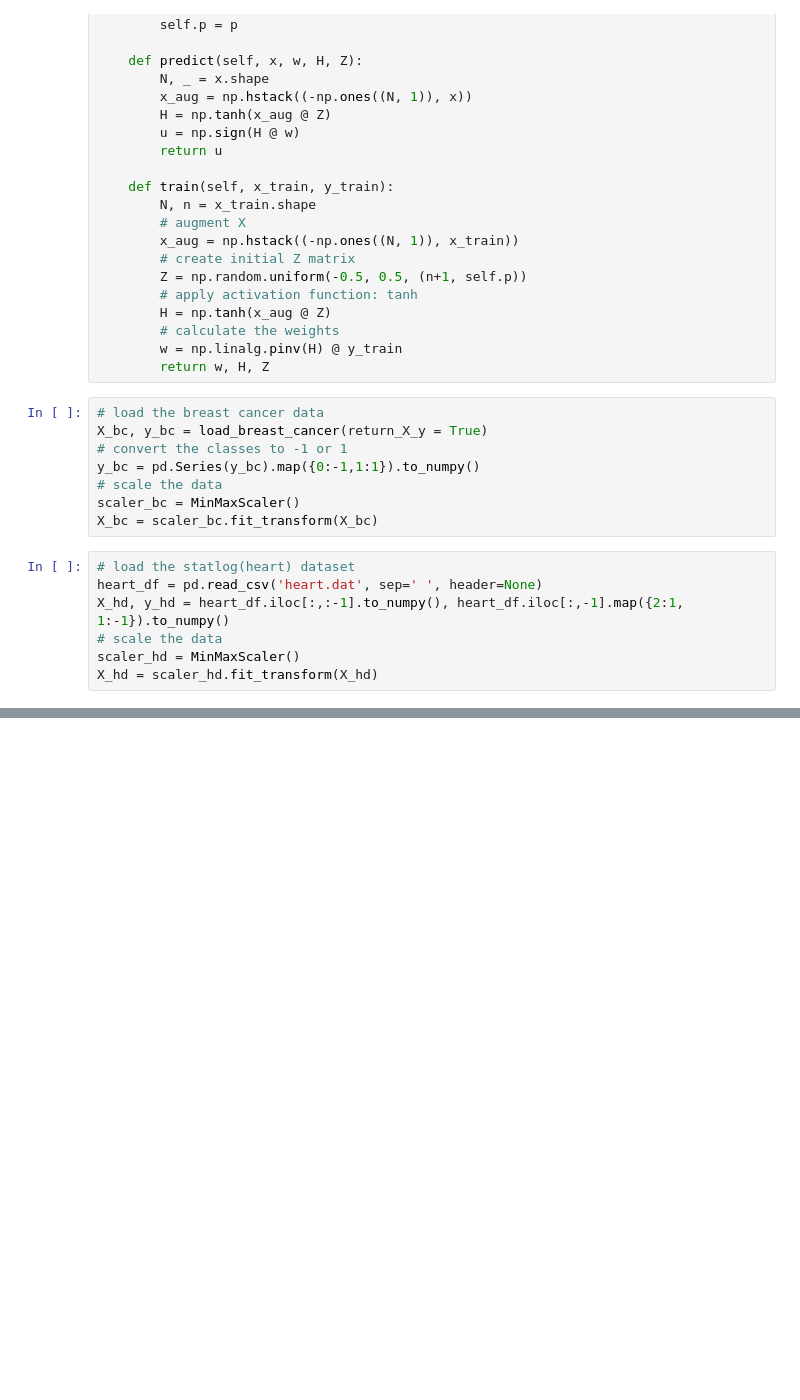
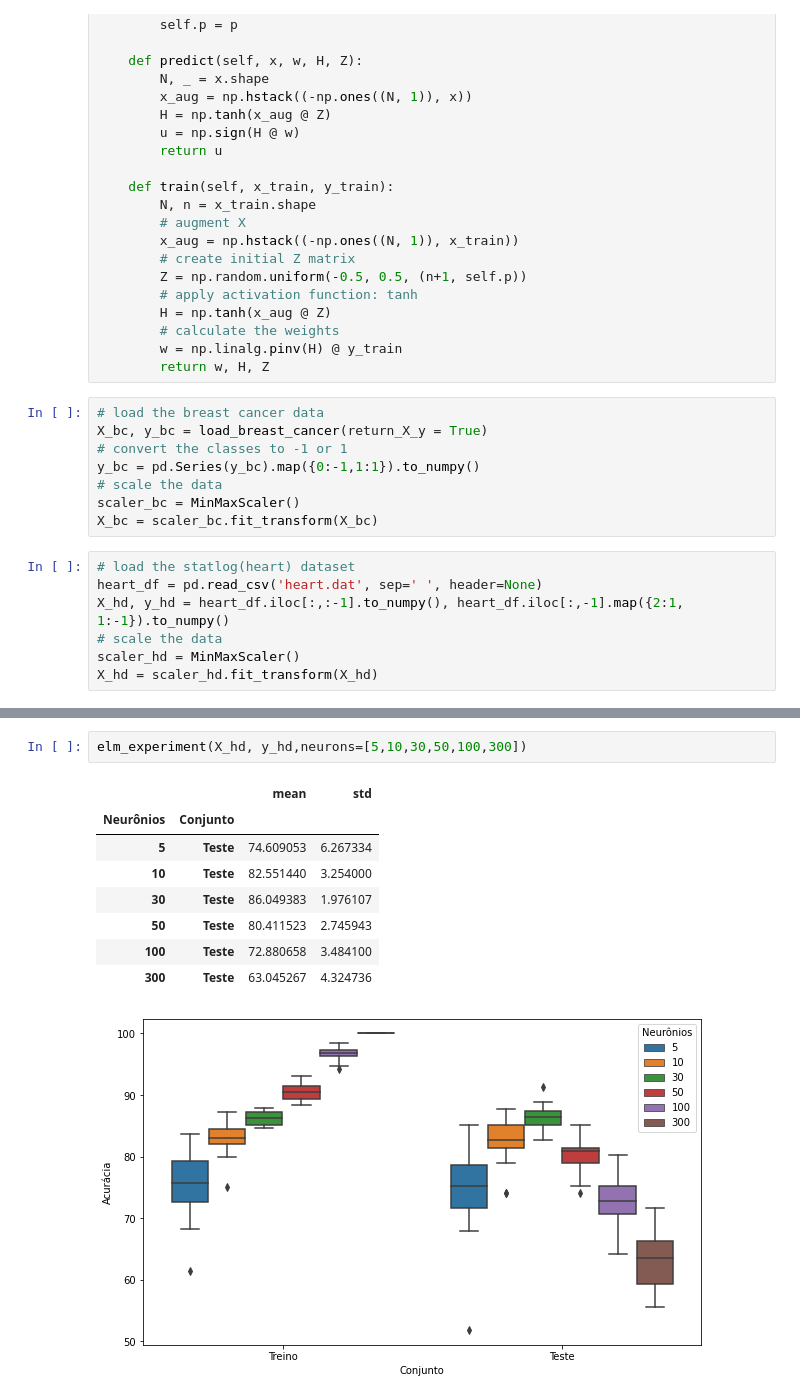
Before and after one commit to vicrsp/rna-ppgee, a Jupyter notebook: exercicios/ex6/Redes Neurais Artificiais - Exercício 6.ipynb, the cells around one changed output, grey strips where cells are left out. Cells and saved outputs as stored; diff of their text form; blank space fills up the shorter version.

```diff
--- a/exercicios/ex6/Redes Neurais Artificiais - Exercício 6.ipynb
+++ b/exercicios/ex6/Redes Neurais Artificiais - Exercício 6.ipynb
@@ -215,0 +264,12 @@ Desvio padrão: 2.393915978971024
+# %%
+elm_experiment(X_hd, y_hd,neurons=[5,10,30,50,100,300])
+# %% [output]
+|  |  | mean | std |
+| Neurônios | Conjunto |  |  |
+| 5 | Teste | 74.609053 | 6.267334 |
+| 10 | Teste | 82.551440 | 3.254000 |
+| 30 | Teste | 86.049383 | 1.976107 |
+| 50 | Teste | 80.411523 | 2.745943 |
+| 100 | Teste | 72.880658 | 3.484100 |
+| 300 | Teste | 63.045267 | 4.324736 |
+[figure, added]
```
Also changed, not shown: parts of 9 cells of this notebook.
